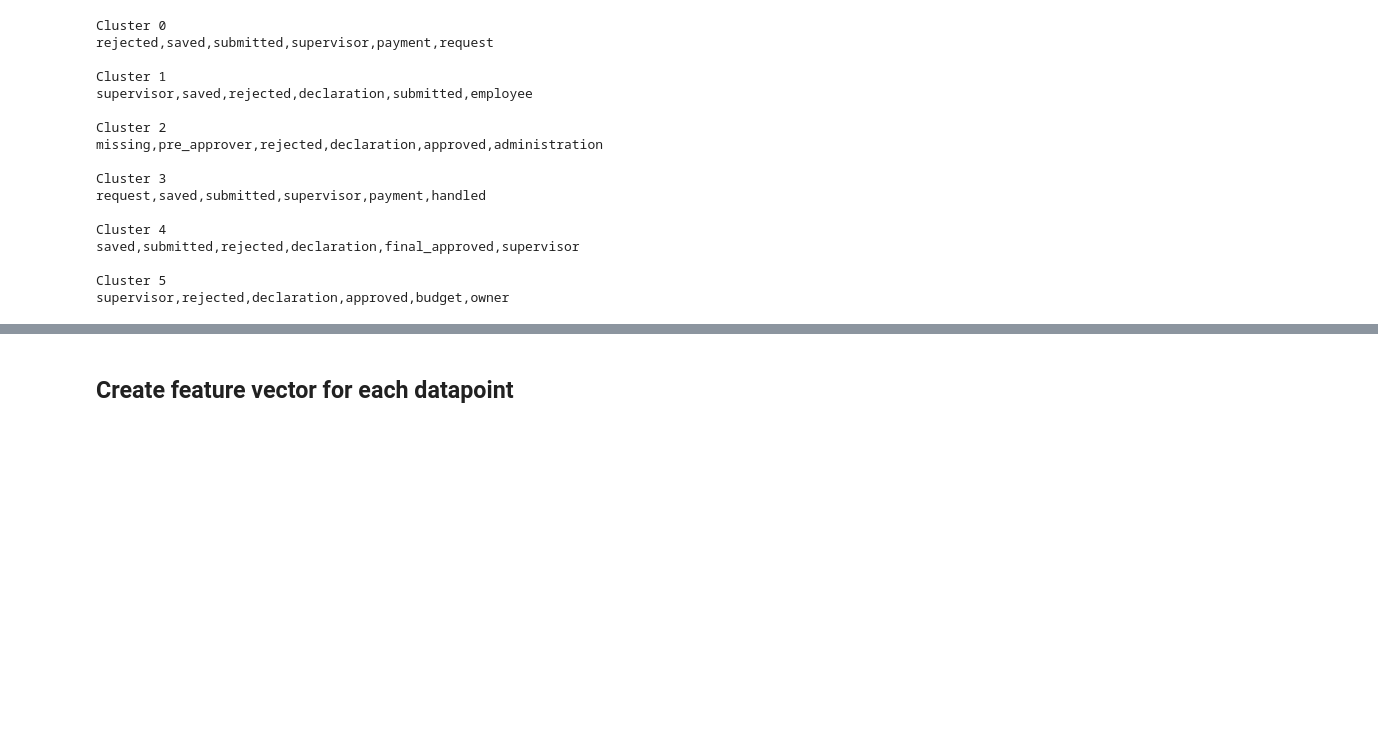
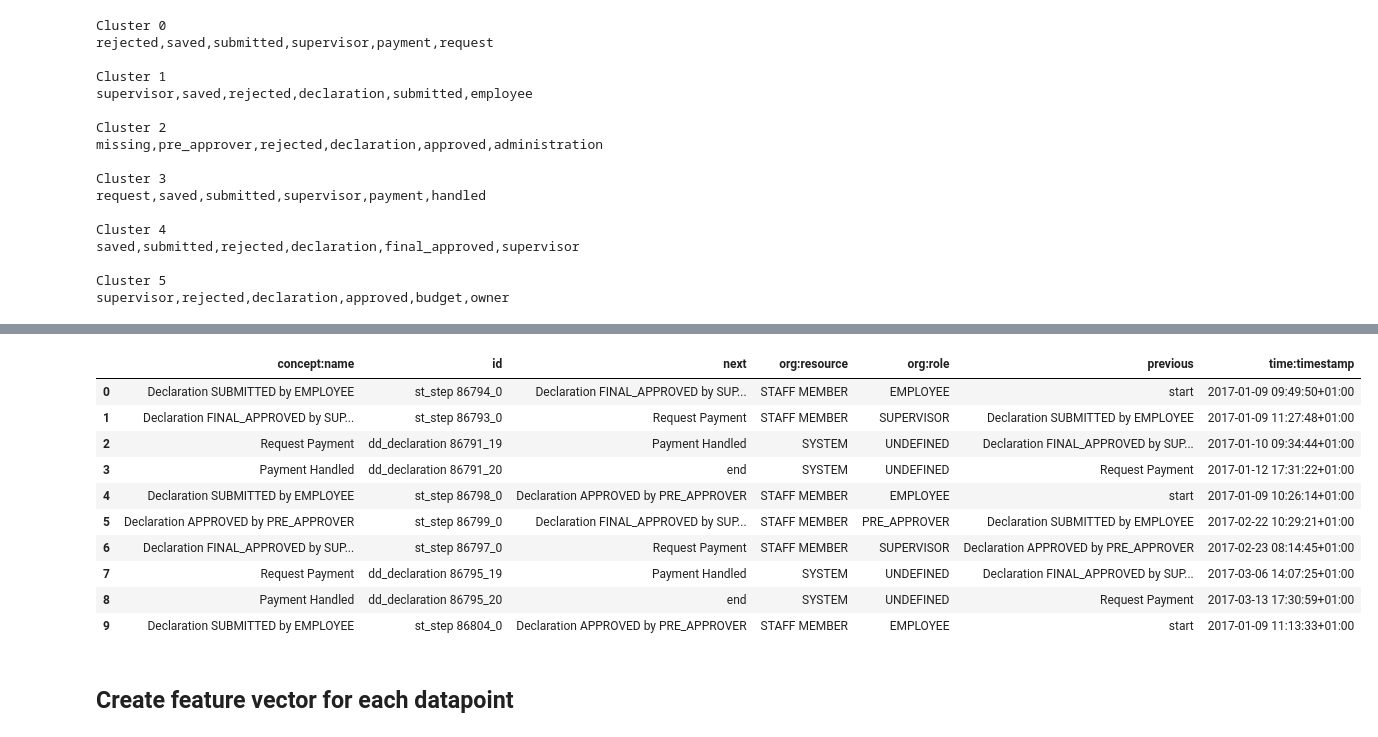
Before and after one commit to Lariiii/context-based-abstraction, a Jupyter notebook: Event_Clustering.ipynb, the cells around one changed output, grey strips where cells are left out. Cells and saved outputs as stored; diff of their text form; code cells hidden in the pictures; blank space fills up the shorter version.

Commit message:
Add feature engineering to Event clustering notebook.

```diff
--- a/Event_Clustering.ipynb
+++ b/Event_Clustering.ipynb
@@ -141,2 +121,25 @@ plt.hist(eval_df['sequence'].str.len())
+# %%
+log = xes_import_factory.apply(filepath)
+# add start and end events to each trace
+sequences = start_end_events(log, 'start', 'end')
+# %%
+# initialize data frame
+df_init = dataframe_init(log, 'next', 'previous')
+
+# extract the next and previous events from a trace and convert all events with added features as a dataframe
+df = extract_next_previous(df_init, sequences, list(log.attributes.keys())[0], 'start', 'end')
+df[:10]
+# %% [output]
+|  | concept:name | id | next | org:resource | org:role | previous | time:timestamp |
+| 0 | Declaration SUBMITTED by EMPLOYEE | st_step 86794_0 | Declaration FINAL_APPROVED by SUP... | STAFF MEMBER | EMPLOYEE | start | 2017-01-09 09:49:50+01:00 |
+| 1 | Declaration FINAL_APPROVED by SUP... | st_step 86793_0 | Request Payment | STAFF MEMBER | SUPERVISOR | Declaration SUBMITTED by EMPLOYEE | 2017-01-09 11:27:48+01:00 |
+| 2 | Request Payment | dd_declaration 86791_19 | Payment Handled | SYSTEM | UNDEFINED | Declaration FINAL_APPROVED by SUP... | 2017-01-10 09:34:44+01:00 |
+| 3 | Payment Handled | dd_declaration 86791_20 | end | SYSTEM | UNDEFINED | Request Payment | 2017-01-12 17:31:22+01:00 |
+| 4 | Declaration SUBMITTED by EMPLOYEE | st_step 86798_0 | Declaration APPROVED by PRE_APPROVER | STAFF MEMBER | EMPLOYEE | start | 2017-01-09 10:26:14+01:00 |
+| 5 | Declaration APPROVED by PRE_APPROVER | st_step 86799_0 | Declaration FINAL_APPROVED by SUP... | STAFF MEMBER | PRE_APPROVER | Declaration SUBMITTED by EMPLOYEE | 2017-02-22 10:29:21+01:00 |
+| 6 | Declaration FINAL_APPROVED by SUP... | st_step 86797_0 | Request Payment | STAFF MEMBER | SUPERVISOR | Declaration APPROVED by PRE_APPROVER | 2017-02-23 08:14:45+01:00 |
+| 7 | Request Payment | dd_declaration 86795_19 | Payment Handled | SYSTEM | UNDEFINED | Declaration FINAL_APPROVED by SUP... | 2017-03-06 14:07:25+01:00 |
+| 8 | Payment Handled | dd_declaration 86795_20 | end | SYSTEM | UNDEFINED | Request Payment | 2017-03-13 17:30:59+01:00 |
+| 9 | Declaration SUBMITTED by EMPLOYEE | st_step 86804_0 | Declaration APPROVED by PRE_APPROVER | STAFF MEMBER | EMPLOYEE | start | 2017-01-09 11:13:33+01:00 |
 # %% [markdown]
 ## Create feature vector for each datapoint
```
Also changed, not shown: parts of 6 cells of this notebook, 2 other files.
